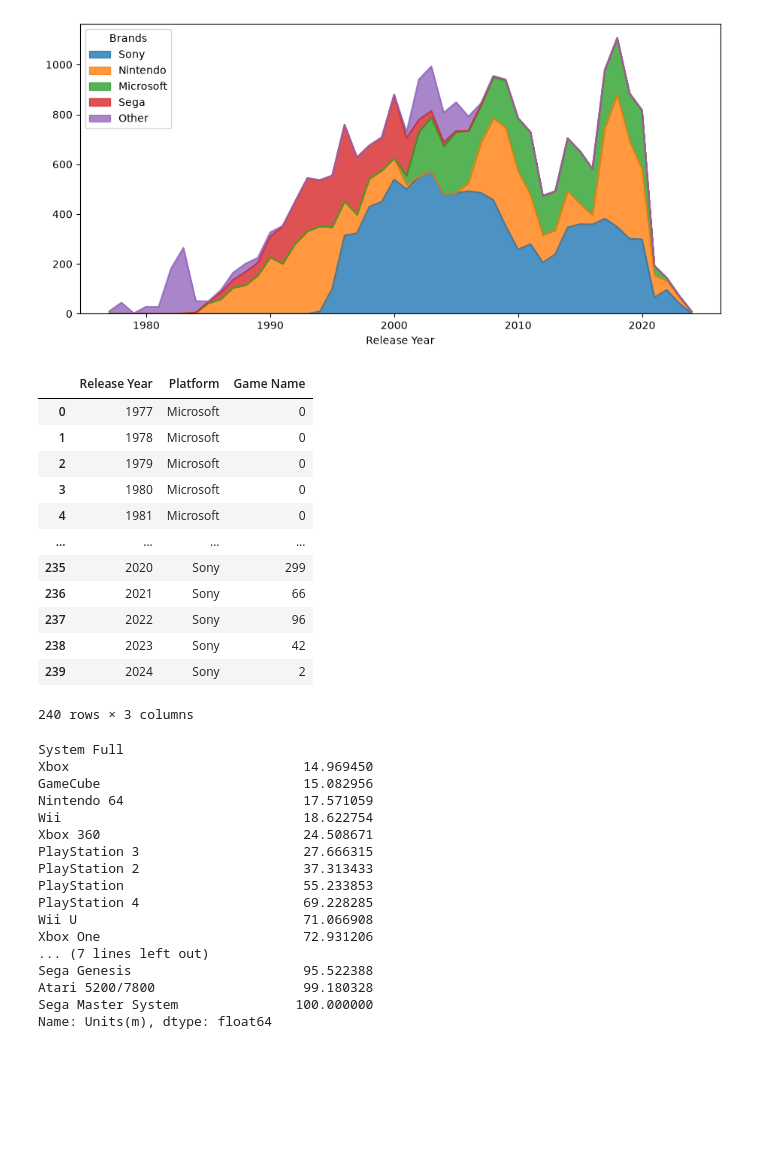
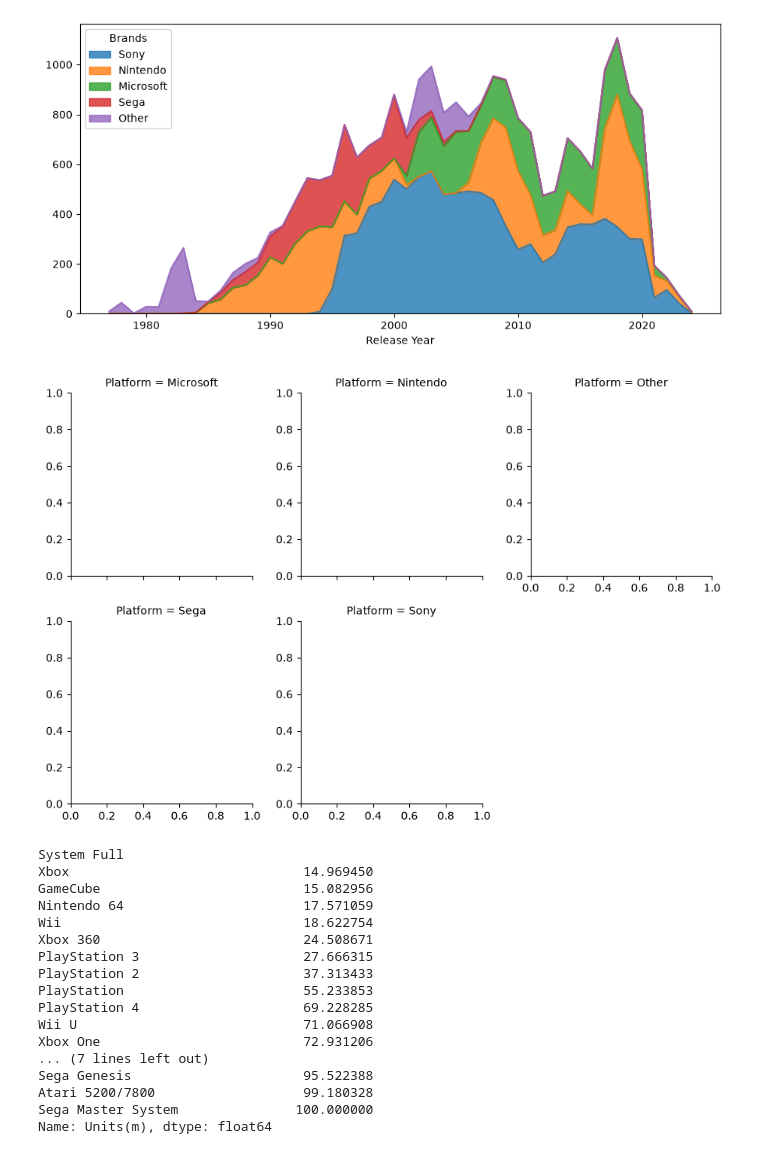
Before and after one commit to ahmadbinsohail/Handling_CSV, a Jupyter notebook: platform_wars_dashboard/main.ipynb, the cells around one changed output. Saved outputs shown, nothing was run; the diff lists cells and outputs as text; code cells hidden in the pictures; blank space fills up the shorter version.

Commit message:
Add FacetGrid Structure

```diff
--- a/platform_wars_dashboard/main.ipynb
+++ b/platform_wars_dashboard/main.ipynb
@@ -100,21 +100,9 @@ table[top].plot.area(figsize=(11,5),alpha=(0.8))
 # %%
 # Separate Graphs
 new = table.reset_index().melt(id_vars="Release Year",var_name="Platform",value_name="Game Name")
-new
+g = sb.FacetGrid(new , col="Platform",col_wrap=3,height=3,sharey=False)
 # %% [output]
-|  | Release Year | Platform | Game Name |
-| 0 | 1977 | Microsoft | 0 |
-| 1 | 1978 | Microsoft | 0 |
-| 2 | 1979 | Microsoft | 0 |
-| 3 | 1980 | Microsoft | 0 |
-| 4 | 1981 | Microsoft | 0 |
-| ... | ... | ... | ... |
-| 235 | 2020 | Sony | 299 |
-| 236 | 2021 | Sony | 66 |
-| 237 | 2022 | Sony | 96 |
-| 238 | 2023 | Sony | 42 |
-| 239 | 2024 | Sony | 2 |
-240 rows × 3 columns
+[figure, added]
 # %%
 (df.groupby("System Full")["Units(m)"].apply(lambda s:s.isna().mean()*100)).sort_values()
 # %% [output]
```
